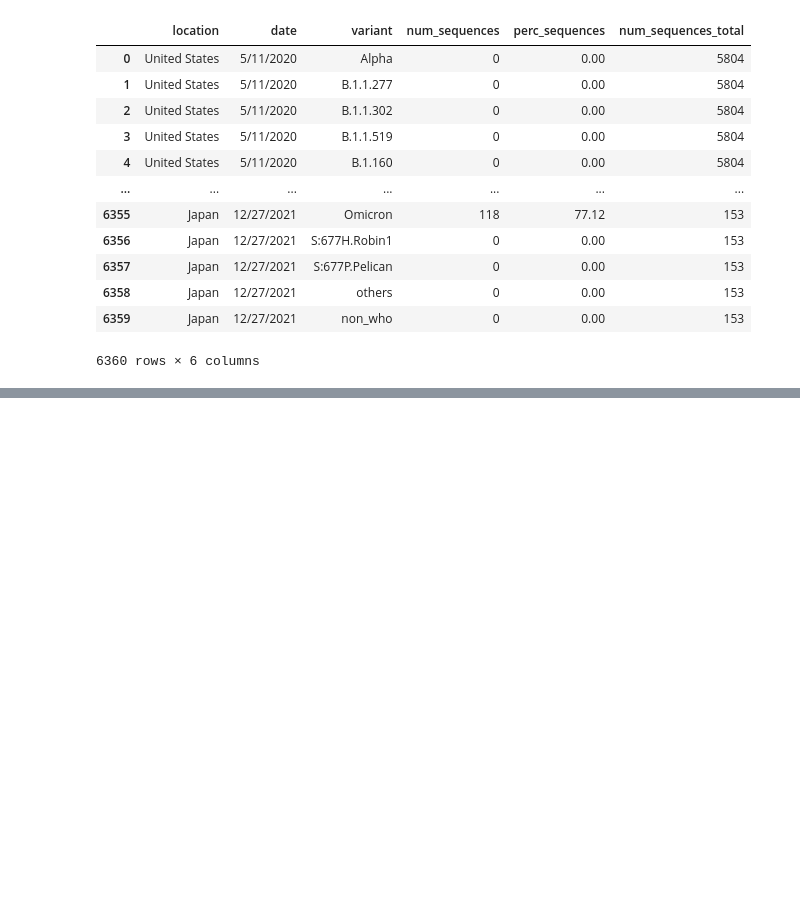
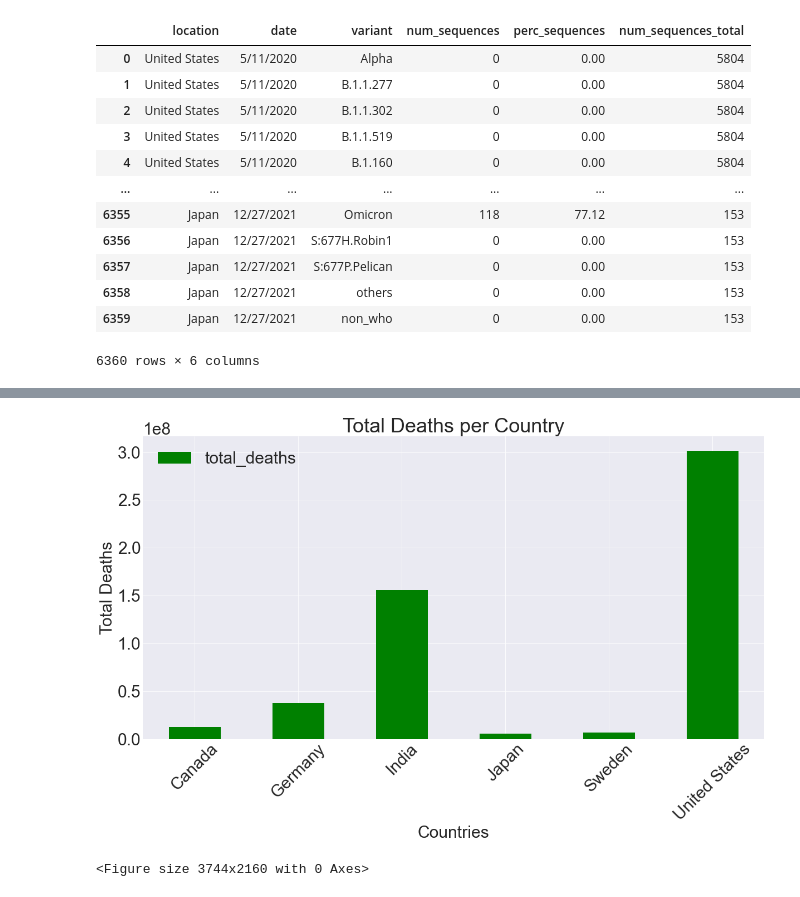
Before and after one commit to ranusuri/Team-A-Project-1, a Jupyter notebook: Setordji_Abotsi/Covid_Data_Analysis.1.ipynb, the cells around one changed output, grey strips where cells are left out. Cells and saved outputs as stored; diff of their text form; code cells hidden in the pictures; blank space fills up the shorter version.

```diff
--- a/Setordji_Abotsi/Covid_Data_Analysis.1.ipynb
+++ b/Setordji_Abotsi/Covid_Data_Analysis.1.ipynb
@@ -79,0 +223,6 @@ MergeError: No common columns to perform merge on. Merge options: left_on=None,
+# %%
+# Grouping by location, total_deaths, and population to help graph infection rate per country over population density
+group_six_deaths_df = global_six_df.groupby(["location"]).agg({"total_deaths":"sum"})
+#group_six_deaths_df = pd.DataFrame(group_six_deaths)
+
+group_six_deaths_df
@@ -79,0 +238,13 @@ MergeError: No common columns to perform merge on. Merge options: left_on=None,
+# %%
+# Generate a bar plot showing the total covid deaths by country.
+group_six_deaths_df.plot(kind="bar", color="g", figsize=(20,10), rot=45)
+plt.title("Total Deaths per Country")
+plt.ylabel("Total Deaths")
+plt.xlabel("Countries")
+plt.rc("font", size=30)
+#plt.gca().set_color_cycle(["red", "blue", "green", "yellow", "violet", "orange"], loc='best')
+plt.show()
+plt.tight_layout()
+# %% [output]
+[figure, added]
+<Figure size 3744x2160 with 0 Axes>
```
Also changed, not shown: parts of 25 cells of this notebook, 5 other files.
